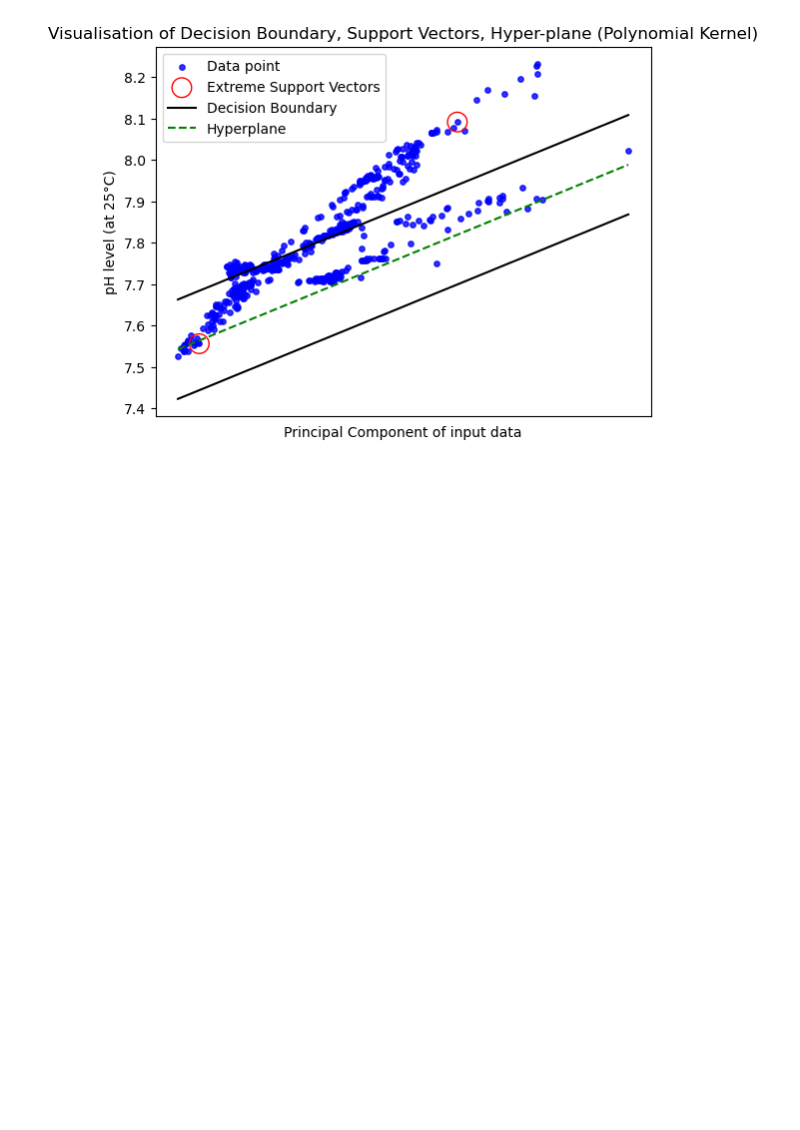
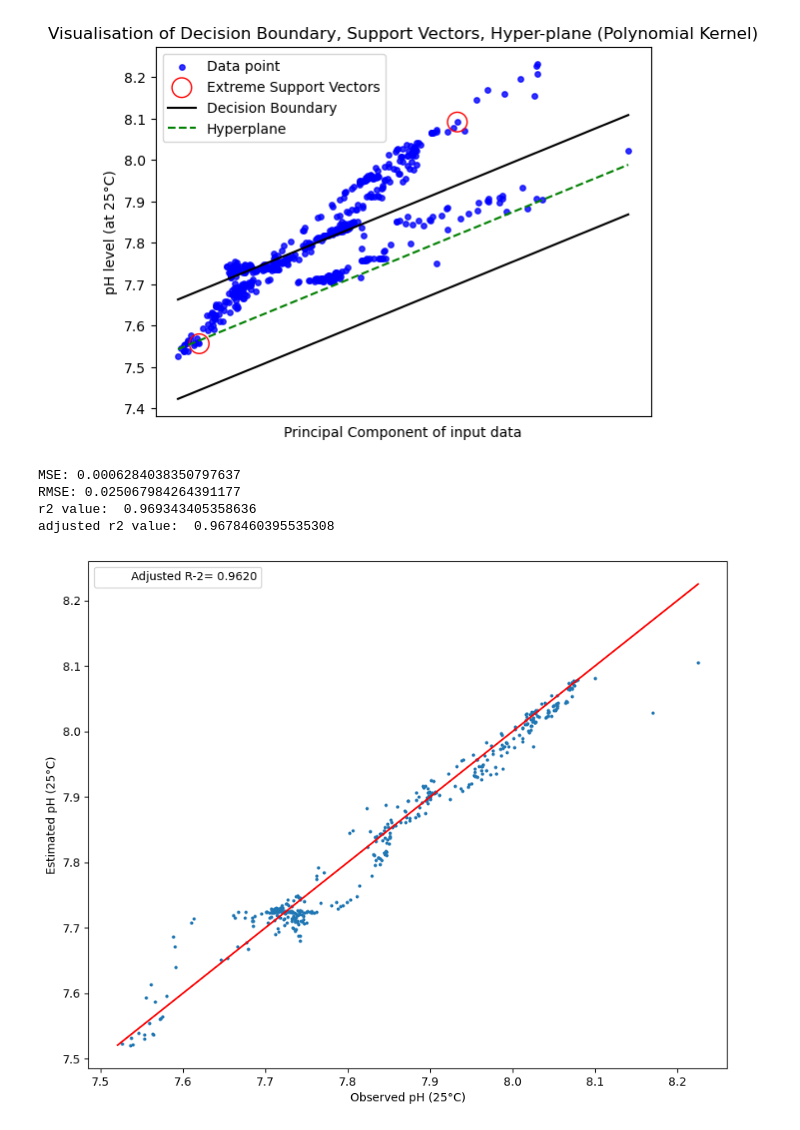
Before and after one commit to asif-saad/Analysis-of-Ocean-Climate, a Jupyter notebook: main.ipynb, the cells around one changed output. Drawn from its saved outputs; the diff is of its cells as text; code cells hidden in the pictures; blank space fills up the shorter version.

Commit message:
one part of visualisation is done

```diff
--- a/main.ipynb
+++ b/main.ipynb
@@ -2319,0 +2359,60 @@ plt.show()
+# %%
+mat=np.array([list((val.corr()['pH_25C_total']).drop('pH_25C_total').values)]).T
+
+sigma=float(input("paramter for sigma: "))
+c=float(input("paramter for C: "))
+
+while(True):
+    train,test = train_test_split(val,
+                                random_state=random.randint(0,10000000),
+                                test_size=0.03,
+                                train_size=0.4)
+
+    # predicting ph
+
+    # training data
+    x_train=train.drop(['pH_25C_total'],axis=1)
+    y_train=train['pH_25C_total']
+    #test data
+    x_test=test.drop(['pH_25C_total'],axis=1)
+    y_test=test['pH_25C_total']
+
+
+    # converting target column on both test and training set into frame
+
+    y_test=y_test.to_frame()
+    y_train=y_train.to_frame()
+
+    # initiating the scaling instances
+
+    sc_x=StandardScaler()
+    sc_y=StandardScaler()
+
+    # fitting the training and testing data to the scaling instances
+    x_train1=sc_x.fit_transform(x_train)
+    y_train1=sc_y.fit_transform(y_train)
+    x_test1=sc_x.fit_transform(x_test)
+
+
+    val1=RBF_matmul(x_train1,y_train1,x_test1,y_test,sigma,c,mat)
+    if(val1[0]!=-1):
+        y_pred=val1
+        break
+
+
+plt.figure(figsize=(10,8))
+plt.scatter(list(y_test['pH_25C_total']),y_pred,s=15,marker='.')
+plt.plot([min(min(y_test['pH_25C_total']),float(min(y_pred))),max(max(y_test['pH_25C_total']),float(max(y_pred)))],
+         [min(min(y_test['pH_25C_total']),float(min(y_pred))),max(max(y_test['pH_25C_total']),float(max(y_pred)))],
+         color='r')
+plt.scatter([],[],label="Adjusted R-2= 0.9620",alpha=0)
+plt.xlabel("Observed pH (25°C)")
+plt.ylabel("Estimated pH (25°C)")
+plt.legend()
+plt.show()
+# %% [output]
+MSE: 0.0006284038350797637
+RMSE: 0.025067984264391177
+r2 value:  0.969343405358636
+adjusted r2 value:  0.9678460395535308
+[figure, added]
```
Also changed, not shown: parts of 3 cells of this notebook, 2 other files.
